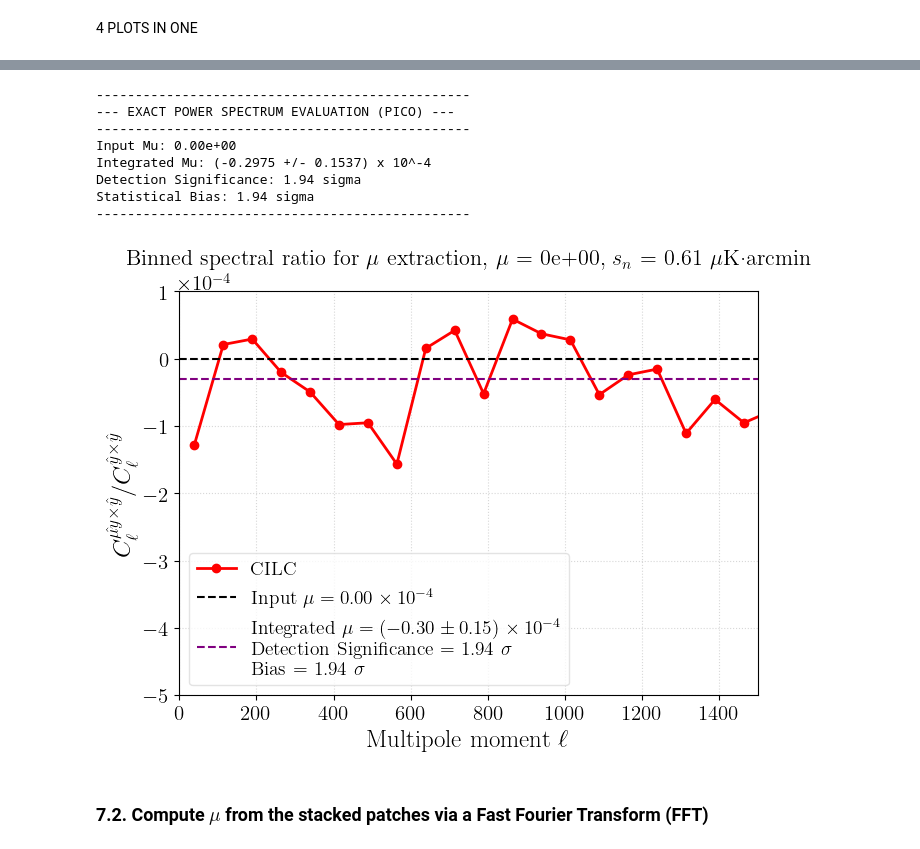
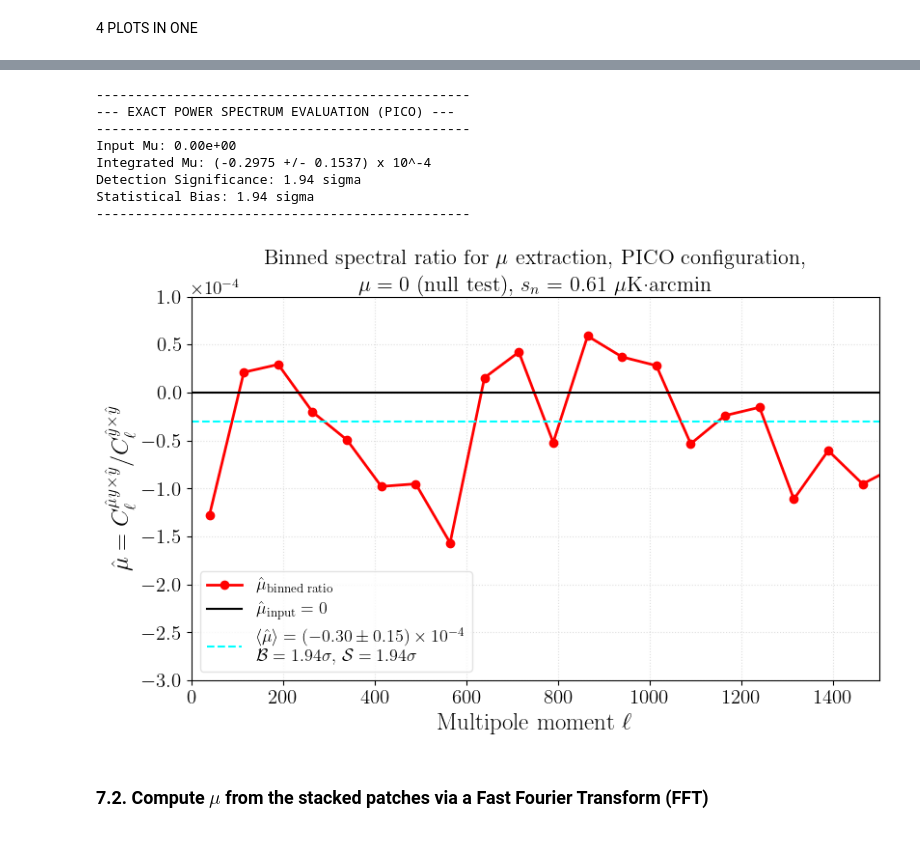
Before and after one commit to JoanRibotOliver/TFM, a Jupyter notebook: Code/CILC_0e+00_PICO_0.61muK.ipynb, the cells around one changed output, grey strips where cells are left out. Cells and saved outputs as stored; diff of their text form; code cells hidden in the pictures.

Commit message:
Fixing the 4plots after 17/06's meeting

```diff
--- a/Code/CILC_0e+00_PICO_0.61muK.ipynb
+++ b/Code/CILC_0e+00_PICO_0.61muK.ipynb
@@ -4175,6 +4164,7 @@ import numpy as np
 import matplotlib.pyplot as plt
 import matplotlib.ticker as ticker
 import os
+from pathlib import Path
 
 base_ps_path = f"/Users/joanribot/HEAVY_STUFF/TFM_data/Processed_Maps/CILC_{mu:.0e}_{freq_str_name}_0.61muK_maps/Power_Spectrum/"
 
@@ -4216,7 +4206,6 @@ print("------------------------------------------------")
 # ============================================================================
 # --- CONFIGURACIÓ DE L'ENGINE DE LATEX AMB FONTS GEGANTS PER A SUBPLOTS ---
 # ============================================================================
-# Pugem les mides de forma generalitzada perquè en reduir el gràfic al 48% es llegeixi perfectament
 plt.rcParams.update({
     "text.usetex": True,                 # Force active LaTeX font engine
     "font.family": "serif",              # Matches Computer Modern Roman
@@ -4224,64 +4213,74 @@ plt.rcParams.update({
     "font.size": 16,                     # Mida base molt més alta (abans 11)
     "axes.labelsize": 18,                # Etiquetes dels eixos grans
     "axes.titlesize": 16,                # Títol del gràfic gran
-    "legend.fontsize": 14,               # Llegenda ben clara
+    "legend.fontsize": 13,               # Llegenda ben clara i ajustada per a densitat
     "xtick.labelsize": 15,               # Números de l'eix x
-    "ytick.labelsize": 15                # Números de l'eix y
+    "ytick.labelsize": 15,                # Números de l'eix y
+    "text.latex.preamble": r"\usepackage{amsmath}\usepackage{bm}"
 })
 
 # Creem la figura individual (que després anirà al mosaic de 4 a LaTeX)
-fig, ax = plt.subplots(figsize=(7, 5.5))  # Relació d'aspecte més quadrada, ideal per a matrius 2x2
+fig, ax = plt.subplots(figsize=(8.5, 5.5))
 
-plt.plot(l_bins_cilc, ratio_cilc, 'ro-', label="CILC", lw=2)
+# CORRECCIÓ 1: Unificació de lletra neta matemàtica en negreta sense \text
+plt.plot(l_bins_cilc, ratio_cilc, 'ro-', label=rf"$\hat{{\mu}}_{{\text{{binned ratio}}}}$", lw=2)
 
-# Legend labels with your requested 2-decimal notation
+# Legend labels (Duplicant correctament les claus de LaTeX per a les f-strings)
 mu_input = mu
-plt.axhline(mu_input, color='black', linestyle='--', label=rf'Input $\mu = {mu_input/1e-4:.2f} \times 10^{{-4}}$')
-#plt.axhline(mu_val, color='cyan', linestyle='--', label=rf'Extracted $\mu = ({mu_val/1e-4:.2f} \pm {mu_err/1e-4:.2f}) \times 10^{{-4}}$' + '\n' + rf'Bias = {bias:.2f} $\sigma$')
-plt.axhline(mu_spec, color='purple', linestyle='--', label=rf'Integrated $\mu = ({mu_spec/1e-4:.2f} \pm {mu_spec_err/1e-4:.2f}) \times 10^{{-4}}$' + '\n' +
-            rf'Detection Significance = {detection_sigma:.2f} $\sigma$' + '\n' +
-            rf'Bias = {bias_sigma:.2f} $\sigma$')
+plt.axhline(mu_input, color='black', linestyle='-', label=rf'$\hat{{\mu}}_{{\text{{input}}}} = {mu_input/1e-4:.0f}$')
+
+plt.axhline(mu_spec, color='cyan', linestyle='--', label=rf'$\langle \hat{{\mu}} \rangle = ({mu_spec/1e-4:.2f} \pm {mu_spec_err/1e-4:.2f}) \times 10^{{-4}}$' + '\n' +
+            rf'$\mathrm{{\mathcal{{B}}}} = {bias_sigma:.2f} \sigma$, $\mathrm{{\mathcal{{S}}}} = {detection_sigma:.2f} \sigma$')
 
 
 # ============================================================================
 # --- TRUC DE NOTACIÓ CIENTÍFICA NETE EN L'EIX Y (x10^-5) ---
 # ============================================================================
 formatter = ticker.ScalarFormatter(useMathText=True)
 formatter.set_scientific(True)
-formatter.set_powerlimits((-3, 3))       # Força la notació científica si els valors són petits
+formatter.set_powerlimits((-3, 3))
 ax.yaxis.set_major_formatter(formatter)
 
-# Augmentem també la mida de la font del multiplicador superior (el "x10^-5")
-ax.yaxis.get_offset_text().set_fontsize(15)
+# Augmentem la mida de la font del multiplicador superior (el "x10^-4")
+ax.yaxis.get_offset_text().set_fontsize(14)
+# Movem el multiplicador horitzontalment una mica a l'esquerra perquè no col·lisioni amb el títol propi
+ax.yaxis.get_offset_text().set_position((0, 0))
 
 # ============================================================================
 # --- LABELS, LEGEND I POLISHING ---
 # ============================================================================
-plt.title(rf'Binned spectral ratio for $\mu$ extraction, $\mu$ = {mu:.0e}, $s_n$ = {base_sensitivity_uk_arcmin:.2f} $\mu$K·arcmin')
+ax.set_title(rf"\begin{{center}} Binned spectral ratio for $\mu$ extraction, {freq_str_name} configuration,\\"
+    rf"$\mu = {mu_input/1e-4:.0f}$ (null test), $s_n = $ {base_sensitivity_uk_arcmin:.2f} $\mu$K·arcmin \end{{center}}", pad=-12.5, loc='center')
+
+# Els eixos queden completament sans i tancats en mode matemàtic pur
 ax.set_xlabel(r'Multipole moment $\ell$')
-ax.set_ylabel(r'$C_{\ell}^{\hat{\mu y} \times \hat{y}} / C_{\ell}^{\hat{y} \times \hat{y}}$')
+ax.set_ylabel(r'$\hat{\mu} = C_{\ell}^{\hat{\mu} y \times \hat{y}} / C_{\ell}^{\hat{y} \times \hat{y}}$')
 
 ax.set_xlim(0, 1500)
-ax.set_ylim(-5e-4, 1e-4)
-ax.grid(True, linestyle=':', alpha=0.5)
-#ax.legend(loc='best', frameon=True, facecolor='white', edgecolor='gainsboro')
+ax.set_ylim(-3e-4, 1e-4)
+ax.grid(True, linestyle=':', alpha=0.4)
+
 ax.legend(loc='lower left', frameon=True, facecolor='white', edgecolor='gainsboro')
+
+# Ara tight_layout ja pot mesurar la caixa de text perfectament sense que LaTeX es col·lapsi!
 plt.tight_layout()
 
-# Save Logic (ajusta el camí si vols guardar-los separats com a plot_1.pdf, plot_2.pdf, etc.)
-save_ps_path = f"/Users/joanribot/Desktop/Física/Màster UC - UIMP/2n semestre/TFM/Codes/Figures/CILC_{mu:.0e}_{freq_str_name}_0.61muK/Power_Spectra/Full_Map_Binned_l1500_4plots.pdf"
+# ============================================================================
+# --- SAVING ENGINE CONVERTIT A SENSITIVE PATH (PROTECCIÓ D'ESPAIS EN MAC) ---
+# ============================================================================
+save_ps_path = Path(f"/Users/joanribot/Desktop/Física/Màster UC - UIMP/2n semestre/TFM/Codes/Figures/CILC_{mu:.0e}_{freq_str_name}_0.61muK/Power_Spectra/Full_Map_Binned_l1500_4plots.pdf")
 plt.savefig(save_ps_path, bbox_inches='tight', dpi=300)
 plt.show()
 # %% [output]
 ------------------------------------------------
 --- EXACT POWER SPECTRUM EVALUATION (PICO) ---
 ------------------------------------------------
 Input Mu: 0.00e+00
 Integrated Mu: (-0.2975 +/- 0.1537) x 10^-4
 Detection Significance: 1.94 sigma
 Statistical Bias: 1.94 sigma
 ------------------------------------------------
-[figure, old version]
+[figure, new version]
 # %% [markdown]
 ### 7.2. Compute $\mu$ from the stacked patches via a Fast Fourier Transform (FFT)
 # %%
```
Also changed, not shown: parts of 5 cells of this notebook, 25 other files.
